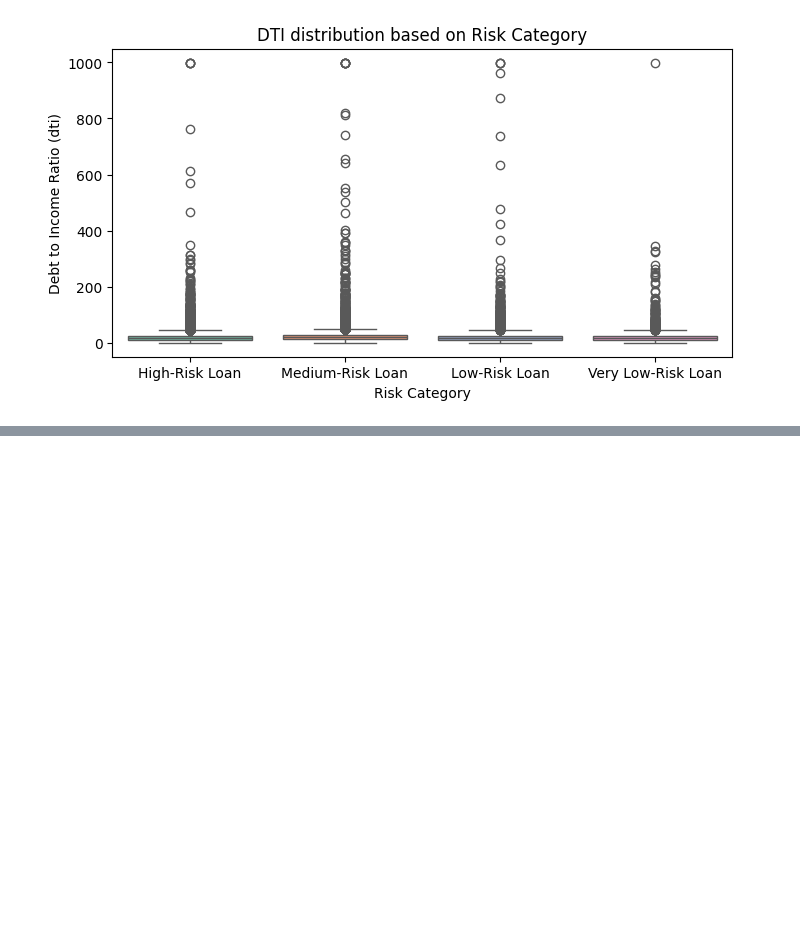
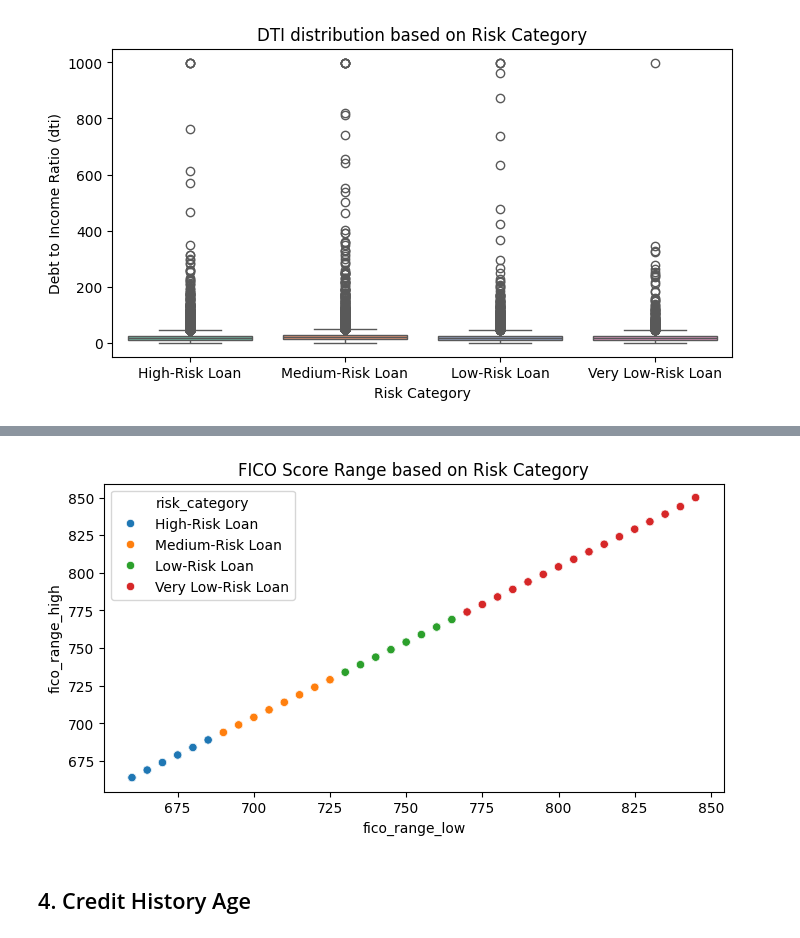
Before and after one commit to hidayah24/data-analyst-portfolio, a Jupyter notebook: Project-2-Credit-Risk-Analysis-and-Optimization-of-Lending-Decisions/Credit-Risk-Analysis.ipynb, the cells around one changed output, grey strips where cells are left out. Drawn from its saved outputs; the diff is of its cells as text; code cells hidden in the pictures; blank space fills up the shorter version.

```diff
--- a/Project-2-Credit-Risk-Analysis-and-Optimization-of-Lending-Decisions/Credit-Risk-Analysis.ipynb
+++ b/Project-2-Credit-Risk-Analysis-and-Optimization-of-Lending-Decisions/Credit-Risk-Analysis.ipynb
@@ -731,0 +772,9 @@ Passing `palette` without assigning `hue` is deprecated and will be removed in v
+# %%
+plt.figure(figsize=(8, 4))
+sns.scatterplot(x="fico_range_low", y="fico_range_high", hue="risk_category", data=df)
+plt.title("FICO Score Range based on Risk Category")
+plt.show()
+# %% [output]
+[figure, added]
+# %% [markdown]
+## 4. Credit History Age
```
Also changed, not shown: parts of 5 cells of this notebook.
